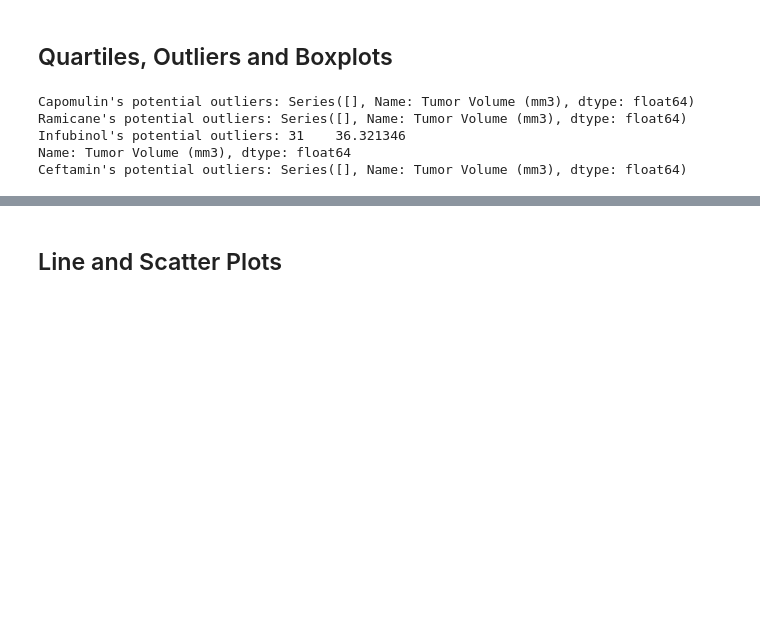
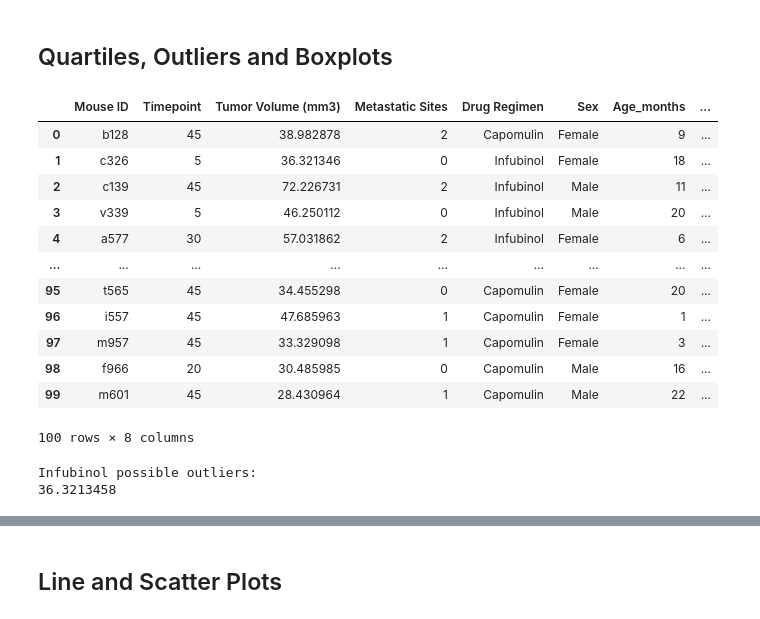
Before and after one commit to Trevor-Velez/matplotlib-challenge, a Jupyter notebook: Pymaceuticals/pymaceuticals_starter.ipynb, the cells around one changed output, grey strips where cells are left out. Drawn from its saved outputs; the diff is of its cells as text; code cells hidden in the pictures; blank space fills up the shorter version.

```diff
--- a/Pymaceuticals/pymaceuticals_starter.ipynb
+++ b/Pymaceuticals/pymaceuticals_starter.ipynb
@@ -195,10 +211,33 @@ Text(0, 0.5, 'Number of Unique Mice Tested')
 # %%
 # Calculate the final tumor volume of each mouse across four of the treatment regimens:
 # Capomulin, Ramicane, Infubinol, and Ceftamin
 
+specific_reg_df = clean_df.loc[(clean_df["Drug Regimen"] == "Capomulin") |
+                               (clean_df["Drug Regimen"] == "Ramicane") |
+                               (clean_df["Drug Regimen"] == "Infubinol") |
+                               (clean_df["Drug Regimen"] == "Ceftamin")]
+
+
+last_timepoint = specific_reg_df.drop_duplicates(subset=['Mouse ID'], keep='last').reset_index(drop=True)
+
+last_timepoint
 # Start by getting the last (greatest) timepoint for each mouse
 
 # Merge this group df with the original dataframe to get the tumor volume at the last timepoint
+# %% [output]
+|  | Mouse ID | Timepoint | Tumor Volume (mm3) | Metastatic Sites | Drug Regimen | Sex | Age_months | ... |
+| 0 | b128 | 45 | 38.982878 | 2 | Capomulin | Female | 9 | ... |
+| 1 | c326 | 5 | 36.321346 | 0 | Infubinol | Female | 18 | ... |
+| 2 | c139 | 45 | 72.226731 | 2 | Infubinol | Male | 11 | ... |
+| 3 | v339 | 5 | 46.250112 | 0 | Infubinol | Male | 20 | ... |
+| 4 | a577 | 30 | 57.031862 | 2 | Infubinol | Female | 6 | ... |
+| ... | ... | ... | ... | ... | ... | ... | ... | ... |
+| 95 | t565 | 45 | 34.455298 | 0 | Capomulin | Female | 20 | ... |
+| 96 | i557 | 45 | 47.685963 | 1 | Capomulin | Female | 1 | ... |
+| 97 | m957 | 45 | 33.329098 | 1 | Capomulin | Female | 3 | ... |
+| 98 | f966 | 20 | 30.485985 | 0 | Capomulin | Male | 16 | ... |
+| 99 | m601 | 45 | 28.430964 | 1 | Capomulin | Male | 22 | ... |
+100 rows × 8 columns
 # %%
 # Put treatments into a list for for loop (and later for plot labels)
 treatment_list = ["Capomulin", "Ramicane", "Infubinol", "Ceftamin"]
@@ -210,13 +249,30 @@ tumor_vol_list = []
 for drug in treatment_list:
 
     # Locate the rows which contain mice on each drug and get the tumor volumes
+    new_df = last_timepoint.loc[(last_timepoint["Drug Regimen"] == drug)]
 
     # add subset
+    volumeList = new_df["Tumor Volume (mm3)"].tolist()
+    tumor_vol_list.append(volumeList)
 
     # Determine outliers using upper and lower bounds
+    quartiles = new_df['Tumor Volume (mm3)'].quantile([.25,.5,.75])
+    lowerq = quartiles[0.25]
+    upperq = quartiles[0.75]
+    iqr = upperq-lowerq
+    lower_bound = lowerq - (1.5*iqr)
+    upper_bound = upperq + (1.5*iqr)
+#     print(f"{drug}: Values below {lower_bound} could be outliers.")
+#     print(f"{drug}:Values above {upper_bound} could be outliers.")
+
+    outlier = new_df.loc[(new_df['Tumor Volume (mm3)'] < lower_bound) | (new_df['Tumor Volume (mm3)'] > upper_bound)]
+
+    if outlier is not None:
+        newList = outlier["Tumor Volume (mm3)"].tolist()
+
+        for x in newList:
+            print(f"{drug} possible outliers: ")
+            print(x)
 # %% [output]
-Capomulin's potential outliers: Series([], Name: Tumor Volume (mm3), dtype: float64)
-Ramicane's potential outliers: Series([], Name: Tumor Volume (mm3), dtype: float64)
-Infubinol's potential outliers: 31    36.321346
-Name: Tumor Volume (mm3), dtype: float64
-Ceftamin's potential outliers: Series([], Name: Tumor Volume (mm3), dtype: float64)
+Infubinol possible outliers:
+36.3213458
```
Also changed, not shown: parts of 4 cells of this notebook.
